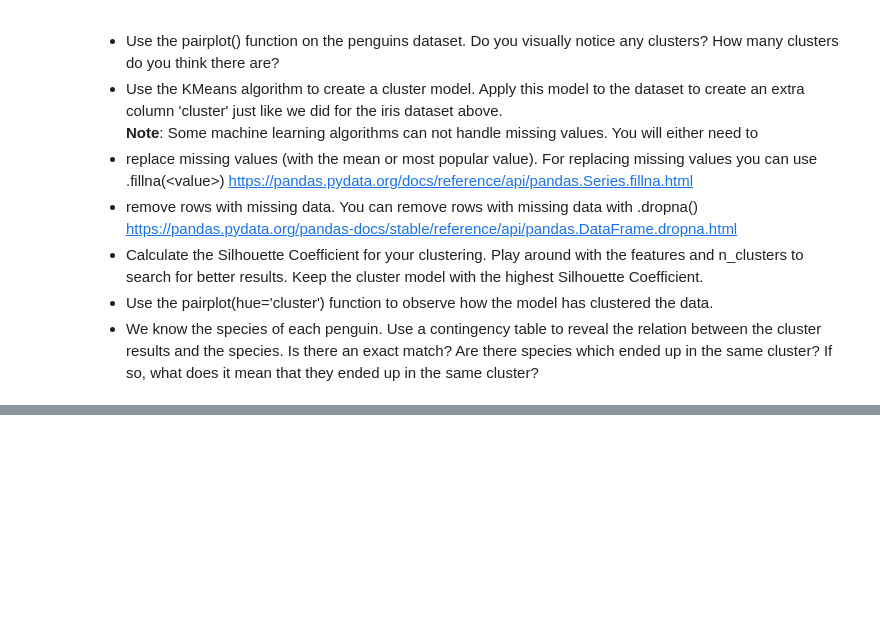
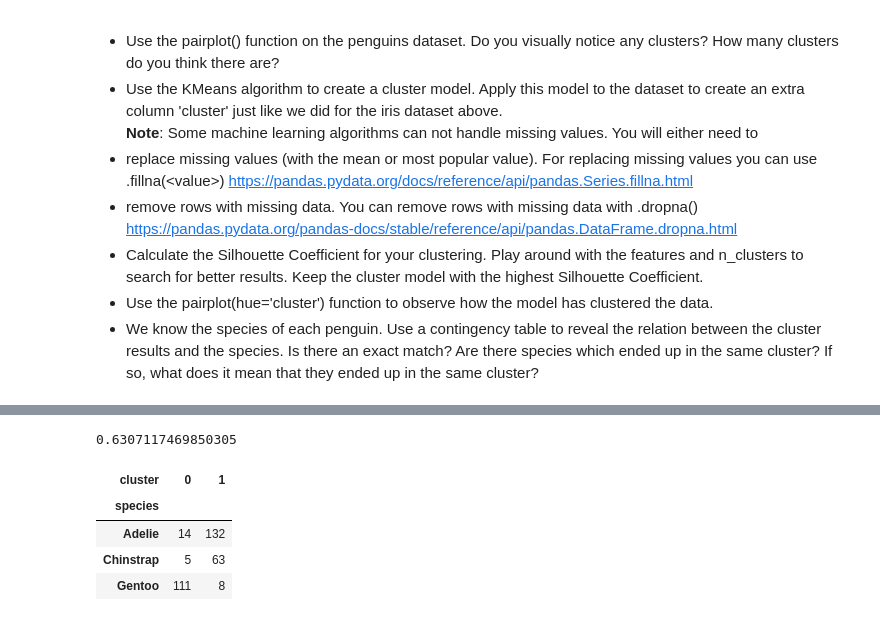
Before and after one commit to martijnschermers/intro-data-science, a Jupyter notebook: assignments/assignment-19.ipynb, the cells around one changed output, grey strips where cells are left out. Drawn from its saved outputs; the diff is of its cells as text; code cells hidden in the pictures; blank space fills up the shorter version.

```diff
--- a/assignments/assignment-19.ipynb
+++ b/assignments/assignment-19.ipynb
@@ -34,0 +43,15 @@ ValueError: Input contains NaN, infinity or a value too large for dtype('float64
+# %%
+metrics.silhouette_score(penguins[features], km.labels_, metric='euclidean')
+# %% [output]
+0.6307117469850305
+# %%
+# The table shows that there are multiple species in each cluster.
+# This means that they have the same kind of values for the features that were provided.
+contingency_table = penguins.groupby(['species','cluster']).size().unstack('cluster', fill_value=0)
+contingency_table
+# %% [output]
+| cluster | 0 | 1 |
+| species |  |  |
+| Adelie | 14 | 132 |
+| Chinstrap | 5 | 63 |
+| Gentoo | 111 | 8 |
```
Also changed, not shown: parts of 6 cells of this notebook, 8 other files.
